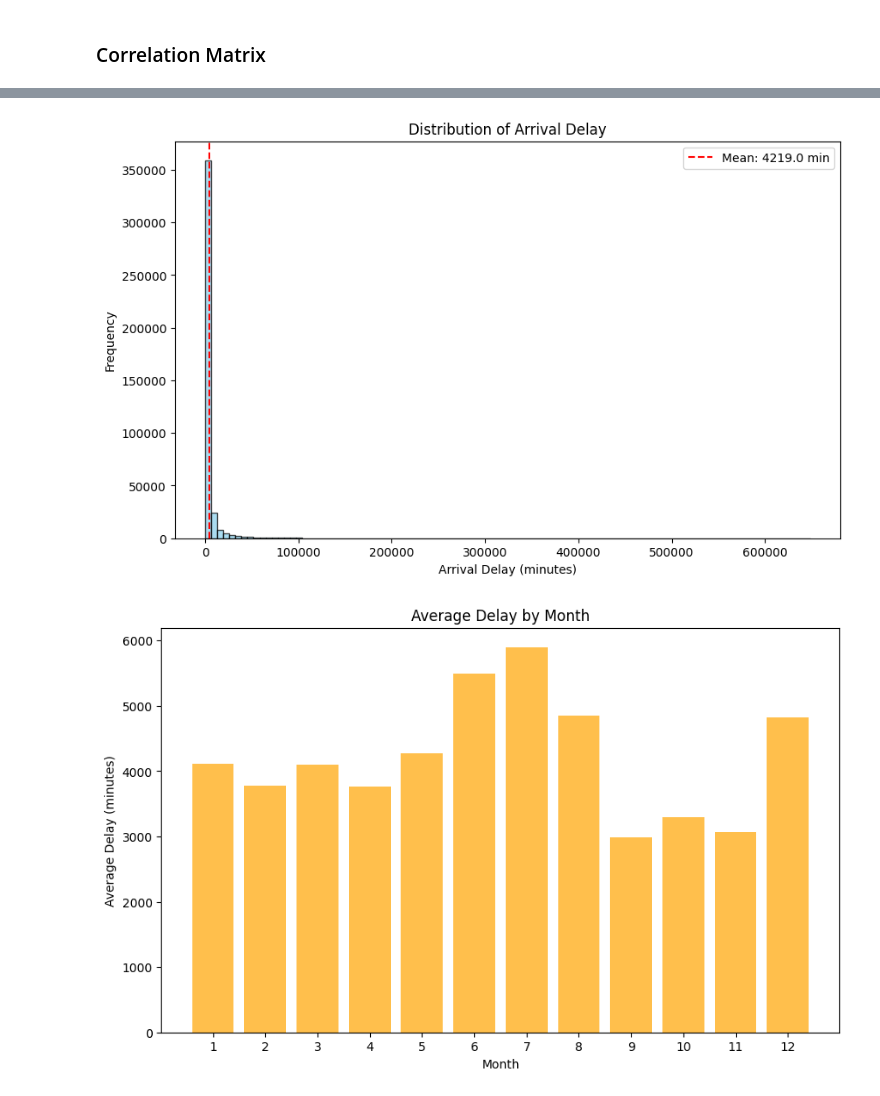
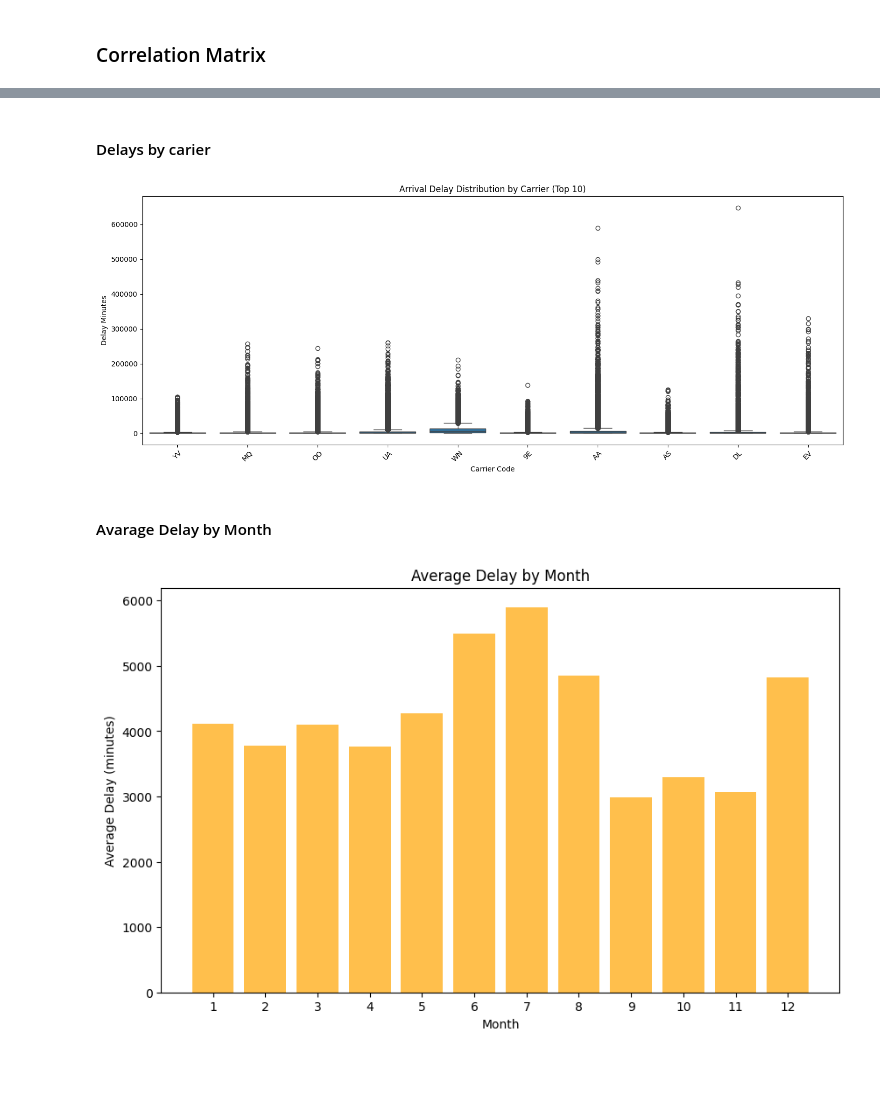
Before and after one commit to shakhbozmn/ML_CW_1_16395, a Jupyter notebook: flight_delay_analysis.ipynb, the cells around one changed output, grey strips where cells are left out. Cells and saved outputs as stored; diff of their text form; code cells hidden in the pictures; blank space fills up the shorter version.

```diff
--- a/flight_delay_analysis.ipynb
+++ b/flight_delay_analysis.ipynb
@@ -177,18 +176,20 @@ has_delays: Binary indicator (0=no delays, 1=some delays)
+# %% [markdown]
+#### Delays by carier
 # %%
-arr_delay = df['arr_delay']
-mean_arr_delay = arr_delay.mean()
-
-plt.figure(figsize=(10, 6))
-plt.hist(arr_delay, bins=100, alpha=0.7, color='skyblue', edgecolor='black')
-plt.axvline(mean_arr_delay, color='red', linestyle='--',
-            label=f'Mean: {mean_arr_delay:.1f} min')
-plt.title('Distribution of Arrival Delay')
-plt.xlabel('Arrival Delay (minutes)')
-plt.ylabel('Frequency')
-plt.legend()
+plt.figure(figsize=(15, 6))
+top_carriers = df['carrier'].value_counts().nlargest(10).index
+df_top = df[df['carrier'].isin(top_carriers)]
+sns.boxplot(x='carrier', y='arr_delay', data=df_top)
+plt.title('Arrival Delay Distribution by Carrier (Top 10)')
+plt.xlabel('Carrier Code')
+plt.ylabel('Delay Minutes')
+plt.xticks(rotation=45)
+plt.tight_layout()
 plt.show()
 # %% [output]
-[figure, old version]
+[figure, new version]
+# %% [markdown]
+#### Avarage Delay by Month
 # %%
 monthly_delay = df.groupby('month')['arr_delay'].mean()
 
```
Also changed, not shown: parts of 53 cells of this notebook.
